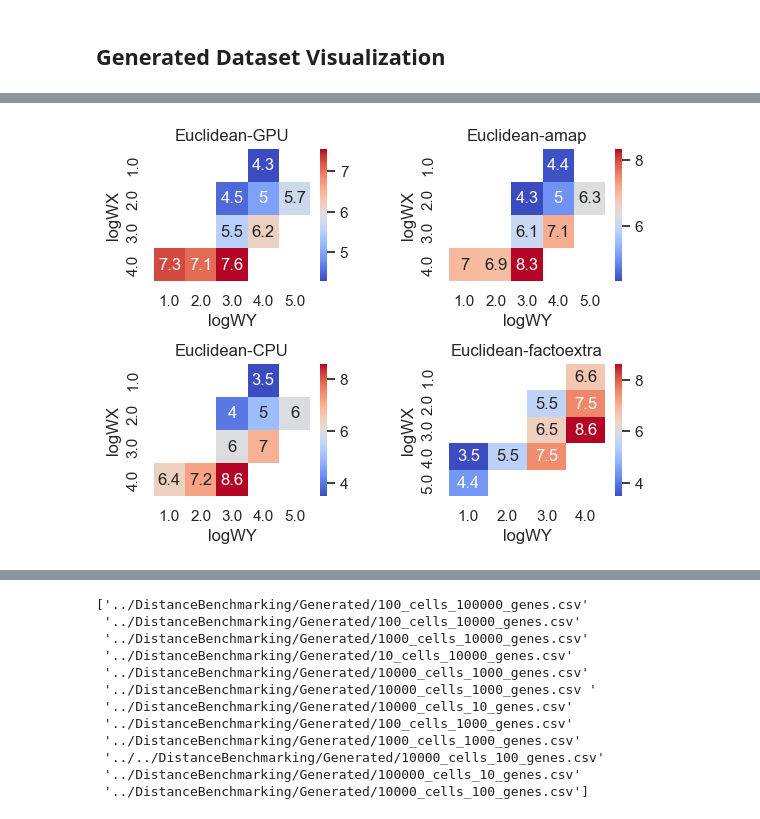
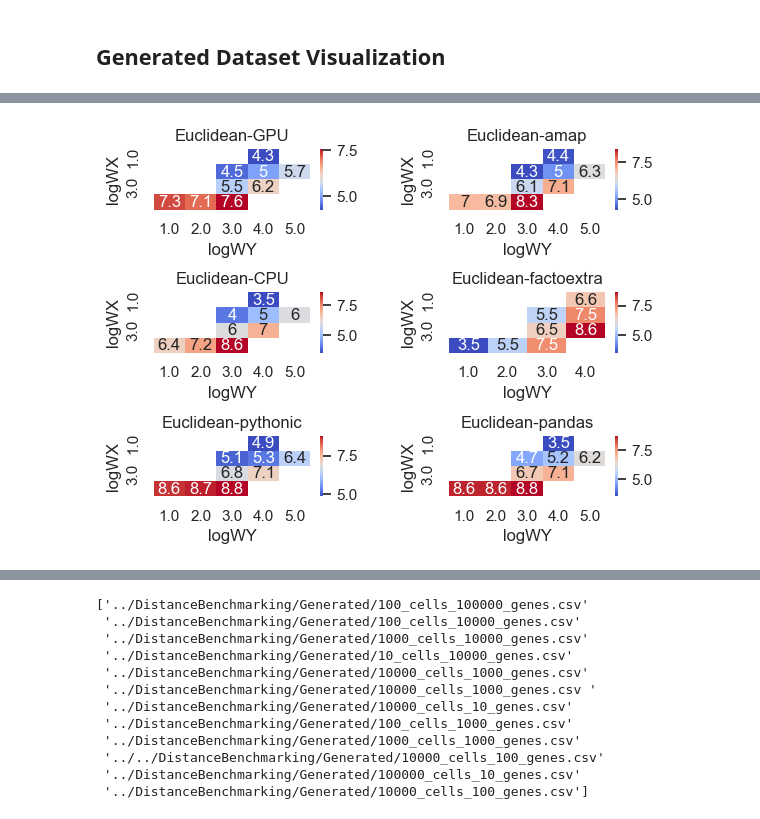
Before and after one commit to lab-medvedeva/Article-GADES, a Jupyter notebook: reproducibility/Plots.ipynb, the cells around one changed output, grey strips where cells are left out. Saved outputs shown, nothing was run; the diff lists cells and outputs as text; code cells hidden in the pictures.

```diff
--- a/reproducibility/Plots.ipynb
+++ b/reproducibility/Plots.ipynb
@@ -7,6 +7,7 @@ Plots Notebook for reproducibility. The notebook is divided into 3 sections:
 - Real Dataset Visualization
 # %%
 #Global file paths
-GENERATED_PATH = 'generatedData_bench_100iter.csv'
+GENERATED_PATH = 'generatedData_bench_25iter.csv'
 GENERATED_SPARSE_PATH = 'sparse_results/results/Generated.t4.bench'
 GENERATED_SPARSE_2_PATH = 'sparse_results/results/Generated.t5.bench'
+GENERATED_PYTHONIC_PATH = 'data_python_agg.csv'
@@ -45,3 +53,12 @@ df
+# %%
+# df_python = pd.read_csv(GENERATED_PYTHONIC_PATH)
+# df_python
+
+df_python = pd.read_csv(GENERATED_PYTHONIC_PATH)
+df_python['mean'] = df_python['mean']*1000000
+df['minTime'] =df_python[cols].min(axis=1) *1000000
+df['maxTime']=df_python[cols].max(axis=1)*1000000
+df = df.append(df_python,ignore_index = True)
 # %%
 weight=[]
 unID=[]
@@ -178,33 +195,59 @@ matrix8 = matrix8[matrix8["method"]=="CPU"].pivot('logWX','logWY','logMeanTime')
 #matrix8.fillna(-1,inplace=True)
 
 matrix9 = df[df['metric']=="euclidean"]
 matrix9 = matrix9[matrix9["method"]=="factoextra"].pivot('logWX','logWY','logMeanTime')
 #matrix9.fillna(-1,inplace=True)
 
 matrix10 = df[df['metric']=="pearson"]
 matrix10 = matrix10[matrix10["method"]=="CPU"].pivot('logWX','logWY','logMeanTime')
 #matrix10.fillna(-1,inplace=True)
 
 matrix11 = df[df['metric']=="pearson"]
 matrix11 = matrix11[matrix11["method"]=="factoextra"].pivot('logWX','logWY','logMeanTime')
 #matrix11.fillna(-1,inplace=True)
 
 matrix12 = df[df['metric']=="kendall"]
 matrix12 = matrix12[matrix12["method"]=="factoextra"].pivot('logWX','logWY','logMeanTime')
 
+matrix13 = df[df['metric']=="euclidean"]
+matrix13 = matrix13[matrix13["method"]=="pythonic"].pivot('logWX','logWY','logMeanTime')
+#matrix9.fillna(-1,inplace=True)
+
+matrix14 = df[df['metric']=="pearson"]
+matrix14 = matrix14[matrix14["method"]=="pythonic"].pivot('logWX','logWY','logMeanTime')
+#matrix10.fillna(-1,inplace=True)
+
+matrix15 = df[df['metric']=="kendall"]
+matrix15 = matrix15[matrix15["method"]=="pythonic"].pivot('logWX','logWY','logMeanTime')
+#matrix11.fillna(-1,inplace=True)
+
+matrix16 = df[df['metric']=="euclidean"]
+matrix16 = matrix16[matrix16["method"]=="pandas"].pivot('logWX','logWY','logMeanTime')
+#matrix9.fillna(-1,inplace=True)
+
+matrix17 = df[df['metric']=="pearson"]
+matrix17 = matrix17[matrix17["method"]=="pandas"].pivot('logWX','logWY','logMeanTime')
+#matrix10.fillna(-1,inplace=True)
+
+matrix18 = df[df['metric']=="kendall"]
+matrix18 = matrix18[matrix18["method"]=="pandas"].pivot('logWX','logWY','logMeanTime')
+#matrix11.fillna(-1,inplace=True)
+
+
 
 stdmtx = np.full((4, 5), 11)
  #stdmtx.isnull().astype(int)
 #matrix2
 #matrix1
-fig, axs = plt.subplots(nrows=2,ncols=2)
+fig, axs = plt.subplots(nrows=3,ncols=2)
 plt.tight_layout(pad=3.0)
 sns.heatmap(matrix1, cmap="coolwarm", annot=True,ax=axs[0][0]).set_title("Euclidean-GPU")
 sns.heatmap(matrix2, cmap="coolwarm", annot=True,ax=axs[0][1]).set_title("Euclidean-amap")
 sns.heatmap(matrix8, cmap="coolwarm", annot=True,ax=axs[1][0]).set_title("Euclidean-CPU")
 sns.heatmap(matrix9, cmap="coolwarm", annot=True,ax=axs[1][1]).set_title("Euclidean-factoextra")
-
+sns.heatmap(matrix13, cmap="coolwarm", annot=True,ax=axs[2][0]).set_title("Euclidean-pythonic")
+sns.heatmap(matrix16, cmap="coolwarm", annot=True,ax=axs[2][1]).set_title("Euclidean-pandas")
 
 plt.savefig('colmat_bench_generated.png',dpi=200)
 # %% [output]
-[figure, old version]
+[figure, new version]
```
Also changed, not shown: parts of 37 cells of this notebook.
